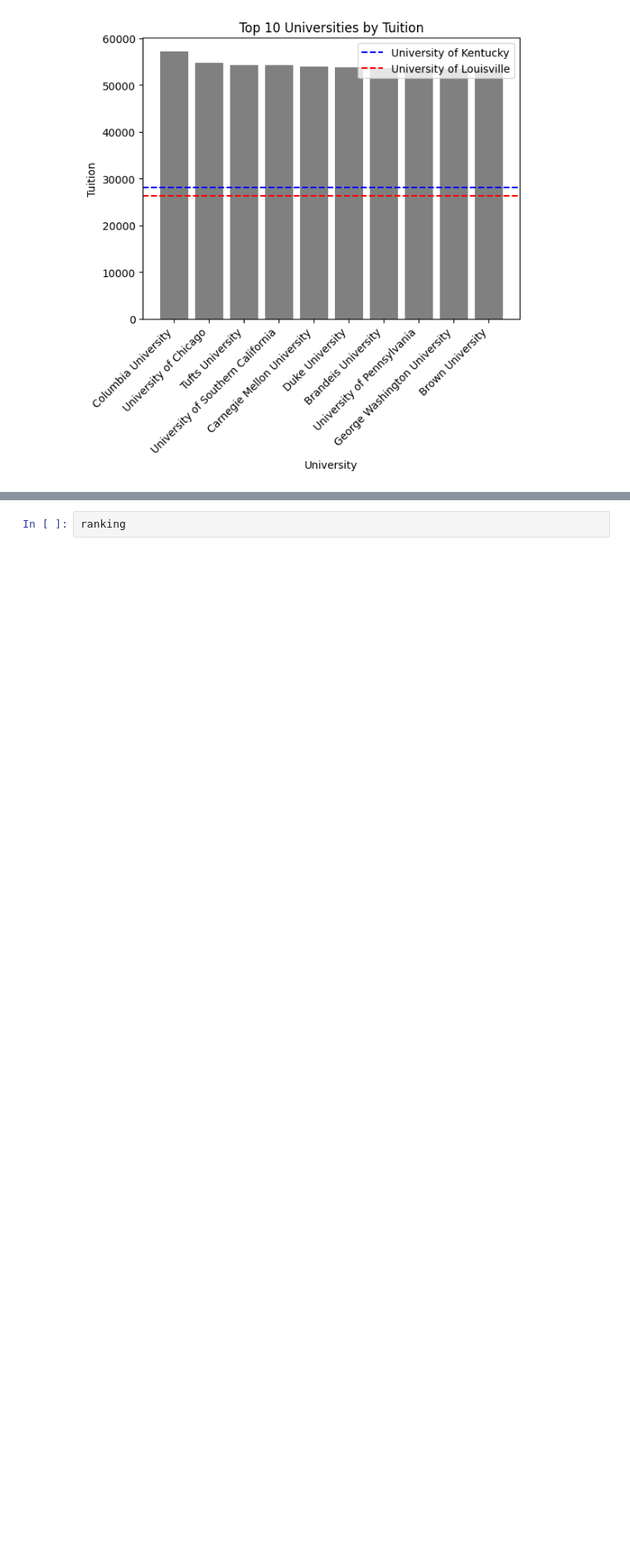
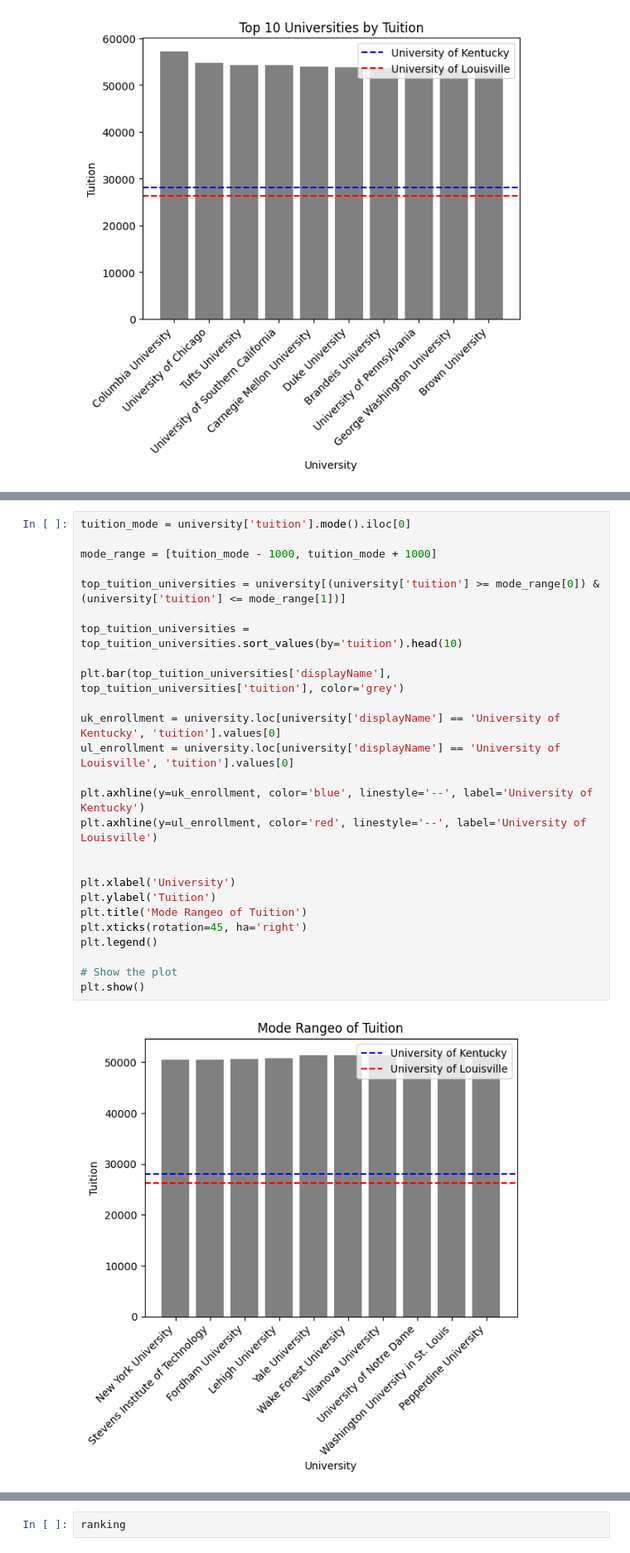
Before and after one commit to dmorton714/university, a Jupyter notebook: working.ipynb, the cells around one changed output, grey strips where cells are left out. Shown at 83% size. Drawn from its saved outputs; the diff is of its cells as text; blank space fills up the shorter version.

```diff
--- a/working.ipynb
+++ b/working.ipynb
@@ -153,0 +154,28 @@ plt.show()
+# %%
+tuition_mode = university['tuition'].mode().iloc[0]
+
+mode_range = [tuition_mode - 1000, tuition_mode + 1000]
+
+top_tuition_universities = university[(university['tuition'] >= mode_range[0]) & (university['tuition'] <= mode_range[1])]
+
+top_tuition_universities = top_tuition_universities.sort_values(by='tuition').head(10)
+
+plt.bar(top_tuition_universities['displayName'], top_tuition_universities['tuition'], color='grey')
+
+uk_enrollment = university.loc[university['displayName'] == 'University of Kentucky', 'tuition'].values[0]
+ul_enrollment = university.loc[university['displayName'] == 'University of Louisville', 'tuition'].values[0]
+
+plt.axhline(y=uk_enrollment, color='blue', linestyle='--', label='University of Kentucky')
+plt.axhline(y=ul_enrollment, color='red', linestyle='--', label='University of Louisville')
+
+
+plt.xlabel('University')
+plt.ylabel('Tuition')
+plt.title('Mode Rangeo of Tuition')
+plt.xticks(rotation=45, ha='right')
+plt.legend()
+
+# Show the plot
+plt.show()
+# %% [output]
+[figure, added]
```
Also changed, not shown: parts of 2 cells of this notebook.
